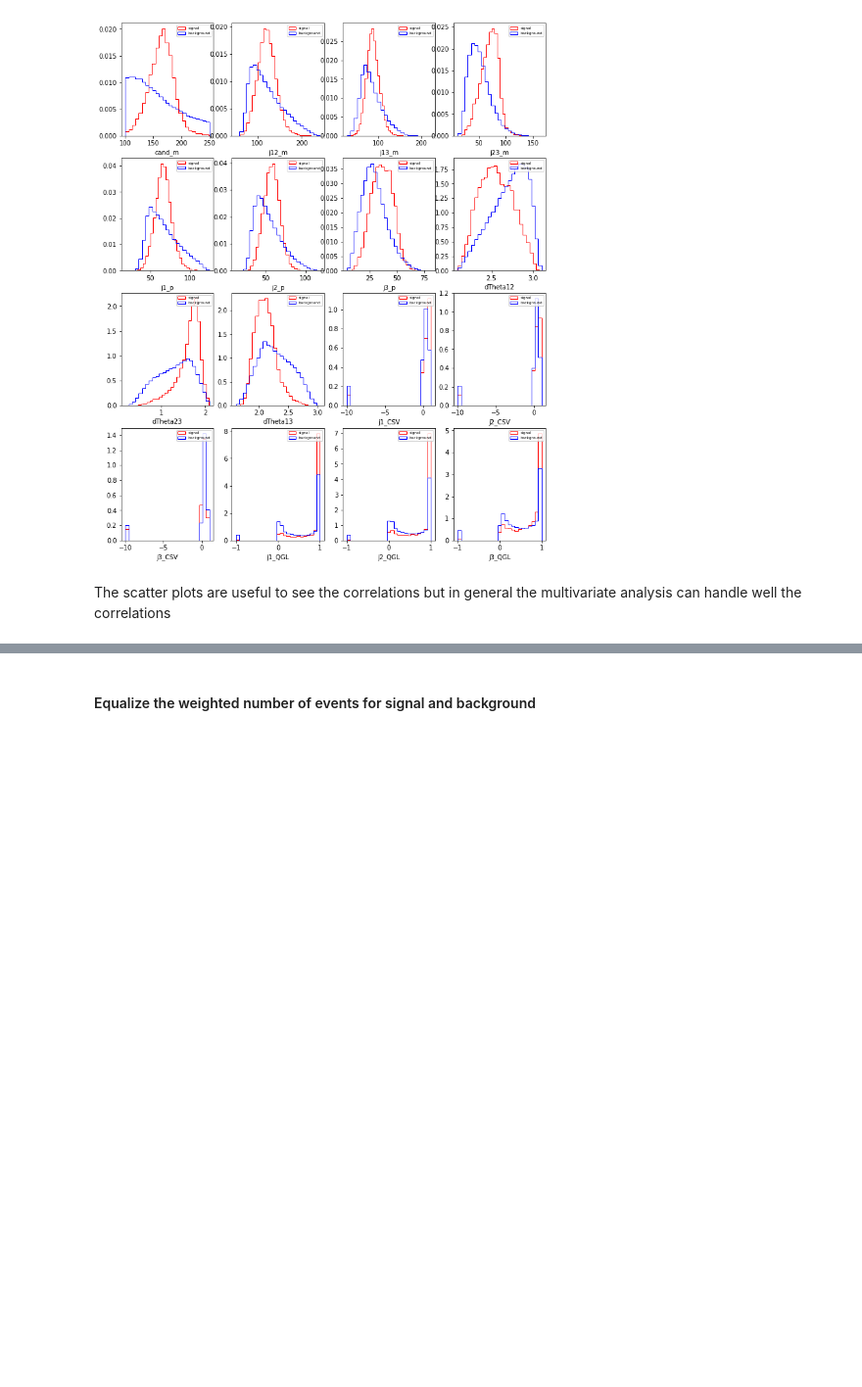
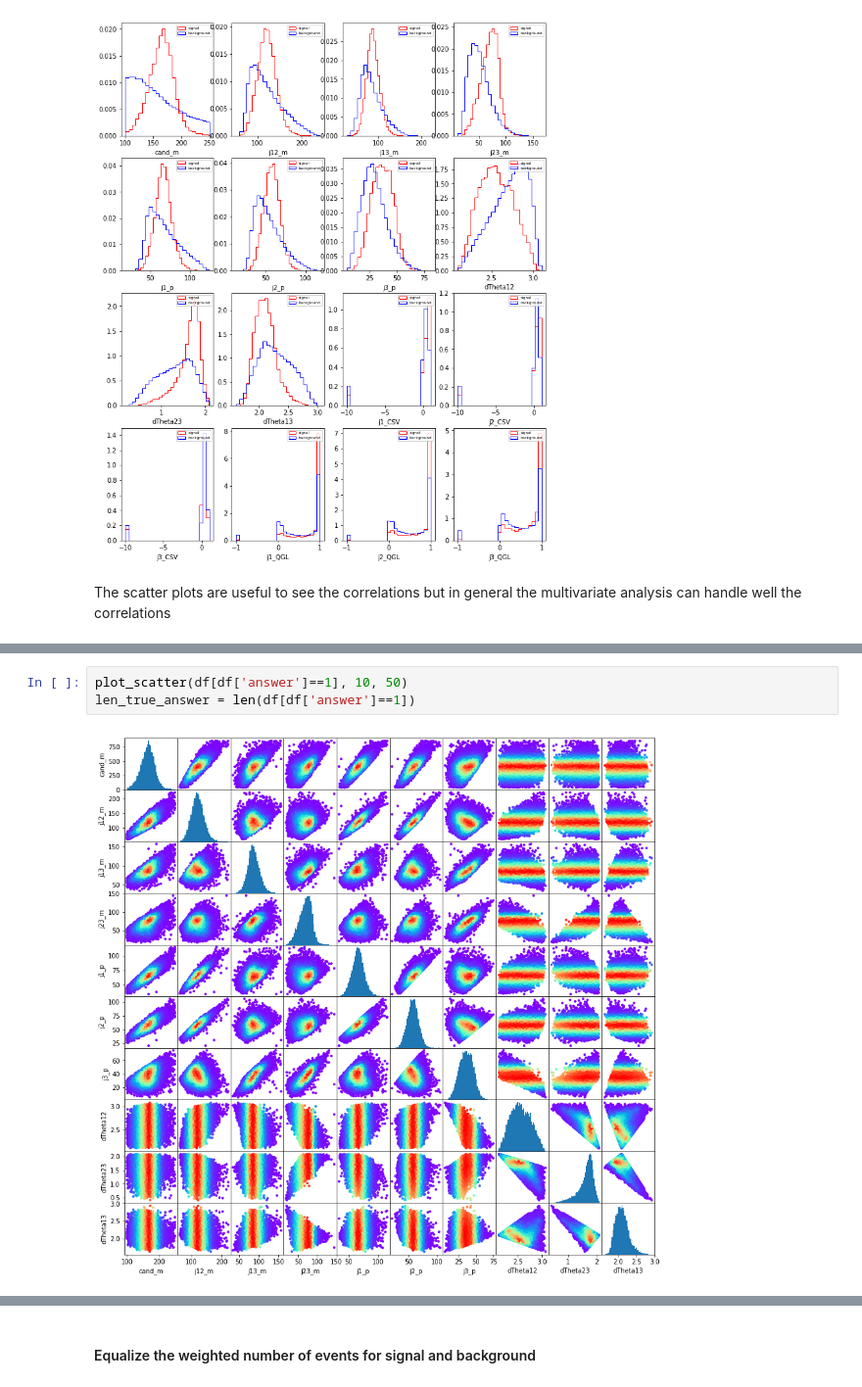
Before and after one commit to lihux25/Projects, a Jupyter notebook: scikit_learn/top_tagger.ipynb, the cells around one changed output, grey strips where cells are left out. Shown at 98% size. Drawn from its saved outputs; the diff is of its cells as text; blank space fills up the shorter version.

```diff
--- a/scikit_learn/top_tagger.ipynb
+++ b/scikit_learn/top_tagger.ipynb
@@ -63 +101,6 @@ The scatter plots are useful to see the correlations but in general the multivar
+# %%
+plot_scatter(df[df['answer']==1], 10, 50)
+len_true_answer = len(df[df['answer']==1])
+# %% [output]
+[figure, added]
 # %%
```
Also changed, not shown: parts of 9 cells of this notebook, 1 other file.
